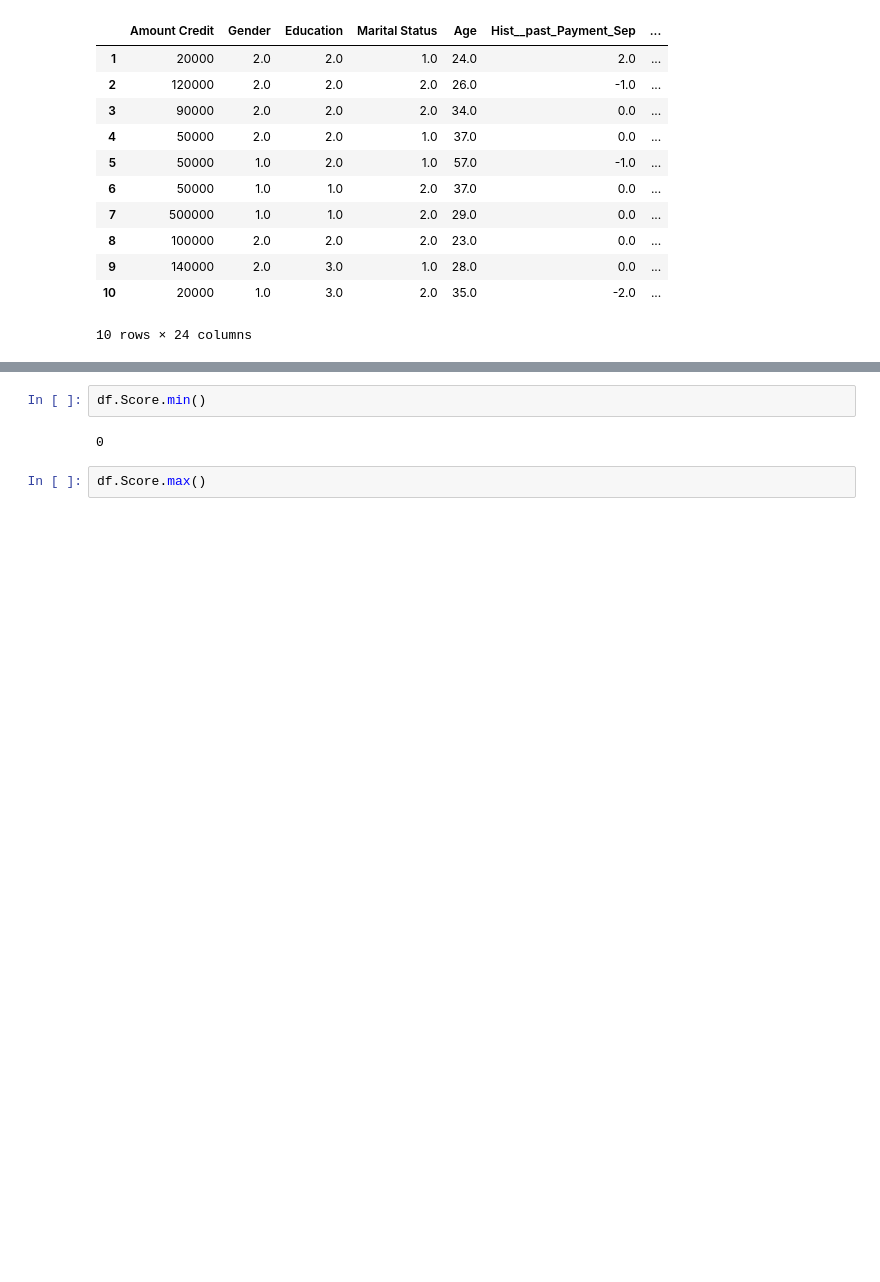
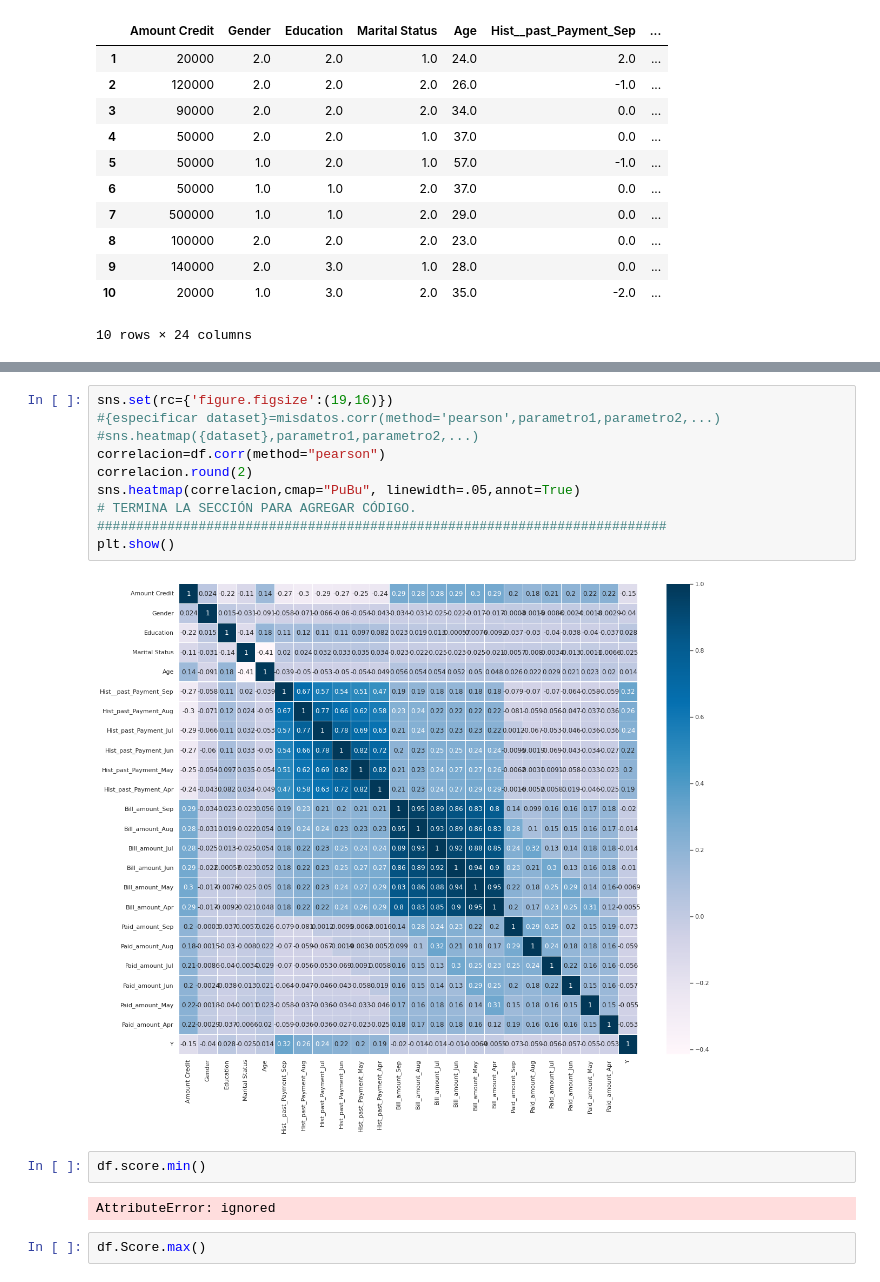
Before and after one commit to PosgradoMNA/Proyecto-final-Equipo-135, a Jupyter notebook: Actividad_Semanal_4.ipynb, the cells around one changed output, grey strips where cells are left out. Drawn from its saved outputs; the diff is of its cells as text; blank space fills up the shorter version.

```diff
--- a/Actividad_Semanal_4.ipynb
+++ b/Actividad_Semanal_4.ipynb
@@ -85,7 +183,19 @@ df.head()
+# %%
+sns.set(rc={'figure.figsize':(19,16)})
+#{especificar dataset}=misdatos.corr(method='pearson',parametro1,parametro2,...)
+#sns.heatmap({dataset},parametro1,parametro2,...)
+correlacion=df.corr(method="pearson")
+correlacion.round(2)
+sns.heatmap(correlacion,cmap="PuBu", linewidth=.05,annot=True)
+# TERMINA LA SECCIÓN PARA AGREGAR CÓDIGO.
+#########################################################################
+plt.show()
+# %% [output]
+[figure, added]
 # %%
-df.Score.min()
+df.score.min()
 # %% [output]
-0
+AttributeError: ignored
 # %%
 df.Score.max()
 # %% [output]
```
Also changed, not shown: parts of 14 cells of this notebook.
